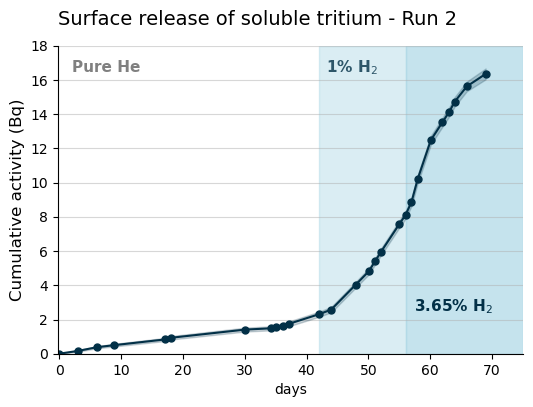
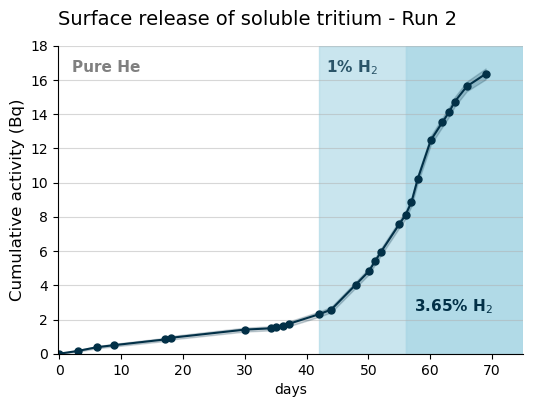
The change to this notebook cell's code, shown as a diff; its figure went from the first image to the second:
--- before
+++ after
@@ -35,6 +35,6 @@
 # Match the same cover-gas shading and H2 labels used in the plot above
 if cover_gas_1pct_day is not None and cover_gas_365_day is not None:
-    plt.axvspan(cover_gas_1pct_day, cover_gas_365_day, color="lightblue", alpha=0.45, zorder=0)
-    plt.axvspan(cover_gas_365_day, 75, color="lightblue", alpha=0.7, zorder=0)
+    plt.axvspan(cover_gas_1pct_day, cover_gas_365_day, color="lightblue", alpha=0.65, zorder=0)
+    plt.axvspan(cover_gas_365_day, 75, color="lightblue", alpha=0.95, zorder=0)
 
     plt.text(2, 16.3, "Pure He", color="gray", fontsize=11, ha="left", va="bottom", fontweight="bold", zorder=4)
@@ -61,3 +61,3 @@
 plt.savefig("outputs/IV_release_soluble_run_2.pdf", bbox_inches="tight")
 plt.savefig("outputs/IV_release_soluble_run_2.svg", bbox_inches="tight")
-plt.savefig("outputs/IV_release_soluble_run_2.png", bbox_inches="tight")
+plt.savefig("outputs/IV_release_soluble_run_2.png", bbox_inches="tight", dpi=300)

Commit: Running new plots